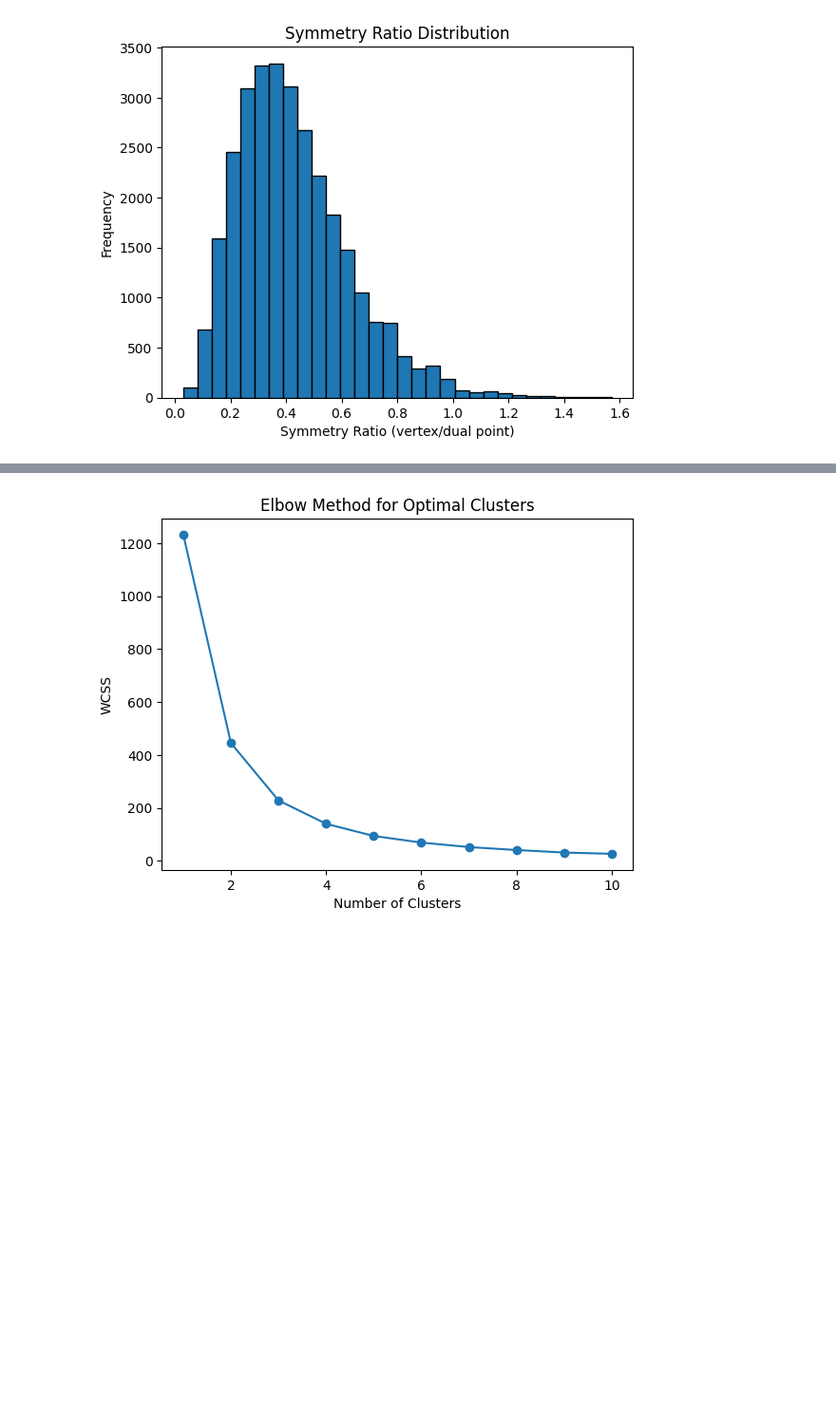
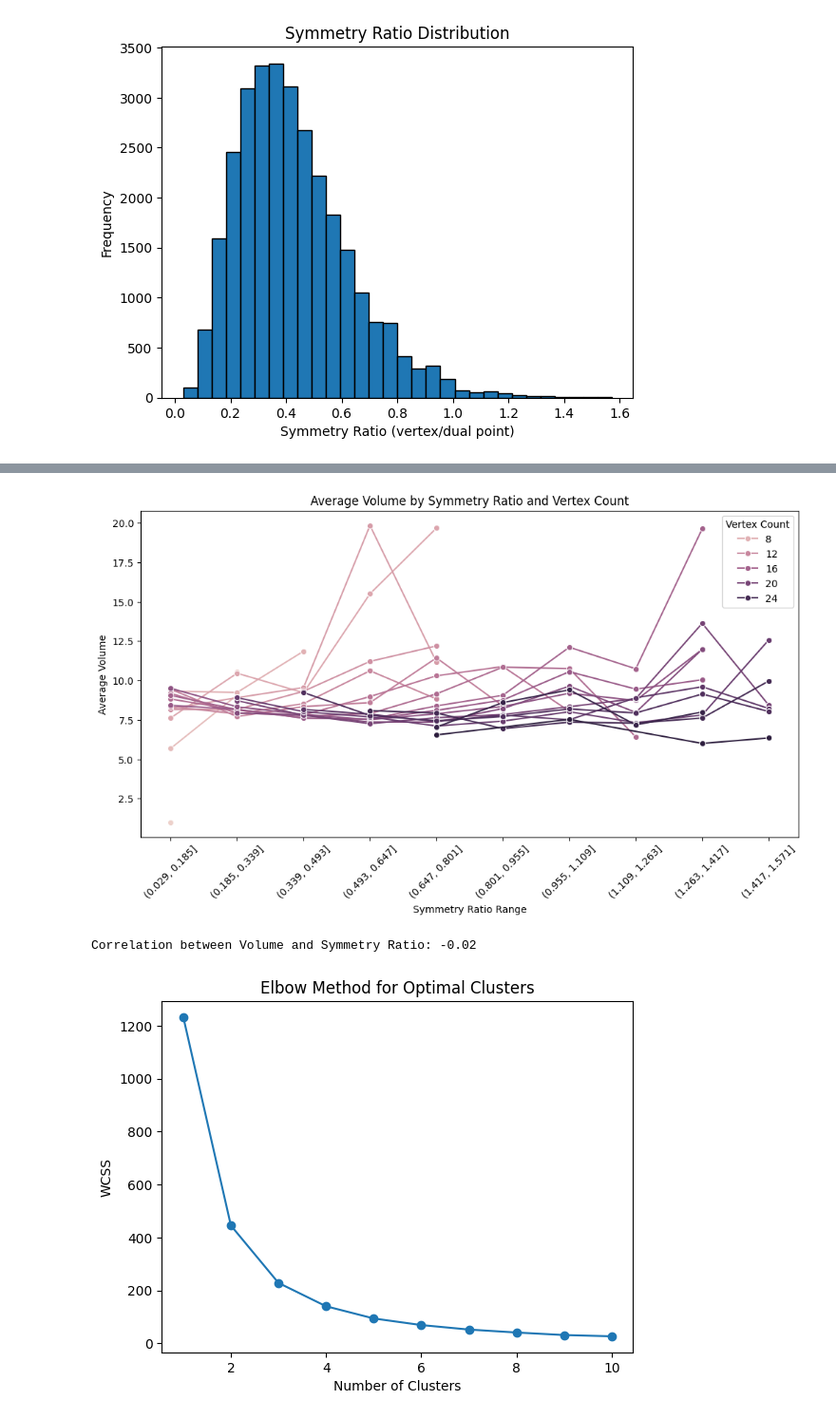
Before and after one commit to Sultanow/polytopes, a Jupyter notebook: python/notebooks/case_4d.ipynb, the cells around one changed output, grey strips where cells are left out. Shown at 95% size. Cells and saved outputs as stored; diff of their text form; code cells hidden in the pictures; blank space fills up the shorter version.

```diff
--- a/python/notebooks/case_4d.ipynb
+++ b/python/notebooks/case_4d.ipynb
@@ -162,3 +207,22 @@ plt.show()
+# %%
+grouped['symmetry_range'] = grouped['symmetry_range'].astype(str)
+
+# Plot the lineplot with updated symmetry_range format
+plt.figure(figsize=(12, 6))
+sns.lineplot(data=grouped, x='symmetry_range', y='volume', hue='vertex_count', marker="o")
+plt.xticks(rotation=45)
+plt.title("Average Volume by Symmetry Ratio and Vertex Count")
+plt.xlabel("Symmetry Ratio Range")
+plt.ylabel("Average Volume")
+plt.legend(title="Vertex Count")
+plt.show()
+# %% [output]
+[figure, added]
+# %%
+correlation = df['volume'].corr(df['symmetry_ratio'])
+print(f"Correlation between Volume and Symmetry Ratio: {correlation:.2f}")
+# %% [output]
+Correlation between Volume and Symmetry Ratio: -0.02
 # %%
 symmetry_data = df[['symmetry_ratio']].values
 
```
Also changed, not shown: parts of 7 cells of this notebook.
